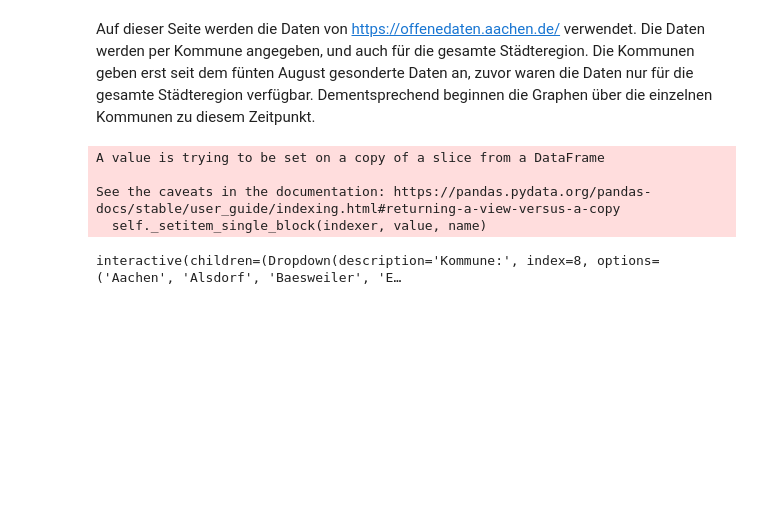
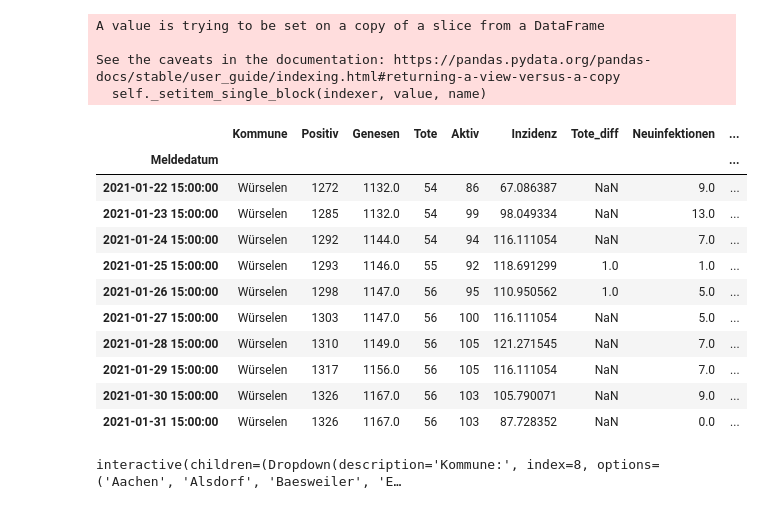
Before and after one commit to ullisteindl/Staedteregion-Aachen-Corona-Dashboard, a Jupyter notebook: Corona_Stats_Aachen.ipynb, the cells around one changed output. Drawn from its saved outputs; the diff is of its cells as text; code cells hidden in the pictures; blank space fills up the shorter version.

```diff
--- a/Corona_Stats_Aachen.ipynb
+++ b/Corona_Stats_Aachen.ipynb
@@ -16,27 +27,25 @@ import numpy as np
-# %% [markdown]
-Auf dieser Seite werden die Daten von https://offenedaten.aachen.de/ verwendet.
-Die Daten werden per Kommune angegeben, und auch für die gesamte Städteregion. Die Kommunen geben erst seit dem fünten August gesonderte Daten an, zuvor waren die Daten nur für die gesamte Städteregion verfügbar. Dementsprechend beginnen die Graphen über die einzelnen Kommunen zu diesem Zeitpunkt.
 # %%
-# Getting data, calculating, smoothing, etc
+#load, process, smoothe, calculate
 
 url = 'https://services-eu1.arcgis.com/2ypUQspLVcN0KOBE/arcgis/rest/services/CoronavirusFallzahlen_%C3%B6ffentlich/FeatureServer/1/query?where=1%3D1&outFields=Kommune,Meldedatum,Positiv,Genesen,Tote,Aktiv,Inzidenz,Creator&outSR=4326&f=json'
 data = requests.get(url).json()
 data=data["features"]
-
-data_table=pd.DataFrame.from_dict({i:z for i,x in enumerate(data) for y,z in x.items()},orient='index').drop(["Creator"],axis=1)
+w_url = "https://services-eu1.arcgis.com/2ypUQspLVcN0KOBE/arcgis/rest/services/CoronavirusFallzahlen_%C3%B6ffentlich/FeatureServer/1/query?where=Kommune%20%3D%20%27W%C3%9CRSELEN%27&outFields=Kommune,Meldedatum,Positiv,Genesen,Tote,Aktiv,Inzidenz,Creator&outSR=4326&f=json"
+w_data = requests.get(w_url).json()
+w_data=w_data["features"]
+combined = data+w_data
+data_table = pd.DataFrame.from_dict({i:z for i,x in enumerate(combined) for y,z in x.items()},orient='index').drop(["Creator"],axis=1).drop_duplicates()
 data_table["Meldedatum"] = data_table["Meldedatum"].apply(lambda d: datetime.datetime.fromtimestamp(int(d)/1000).strftime('%Y-%m-%d %H:%M:%S'))
 data_table["Meldedatum"] = pd.to_datetime(data_table["Meldedatum"])
 data_table["Tote_diff"] = data_table.groupby(['Kommune'])['Tote'].diff()
 data_table["Tote_diff"].loc[data_table['Tote_diff'] < 1 ] = np.nan
 data_table["Neuinfektionen"] = data_table.groupby(['Kommune'])["Positiv"].diff()
-
 data_table["Neuinfektionen_7dm"] = data_table["Neuinfektionen"].rolling(7).mean()
 data_table["Inzidenz_smoothed"] = gaussian_filter1d(data_table.Inzidenz,3)
 data_table["last_7"] = data_table["Neuinfektionen"].rolling(7).sum()
 data_table["last_4"] = data_table["Neuinfektionen"].rolling(4).sum()
 data_table["r4"] = data_table["last_4"]/data_table["last_4"].shift(4)
 data_table["r7"] = data_table["last_7"]/data_table["last_7"].shift(7)
-
 data_table.set_index("Meldedatum",inplace=True)
 # %% [output]
 A value is trying to be set on a copy of a slice from a DataFrame
@@ -103,0 +55,15 @@ STATISTIK_SPEC={
+# %%
+data_table[data_table.Kommune=="Würselen"].tail(10)
+# %% [output]
+|  | Kommune | Positiv | Genesen | Tote | Aktiv | Inzidenz | Tote_diff | Neuinfektionen | ... |
+| Meldedatum |  |  |  |  |  |  |  |  | ... |
+| 2021-01-22 15:00:00 | Würselen | 1272 | 1132.0 | 54 | 86 | 67.086387 | NaN | 9.0 | ... |
+| 2021-01-23 15:00:00 | Würselen | 1285 | 1132.0 | 54 | 99 | 98.049334 | NaN | 13.0 | ... |
+| 2021-01-24 15:00:00 | Würselen | 1292 | 1144.0 | 54 | 94 | 116.111054 | NaN | 7.0 | ... |
+| 2021-01-25 15:00:00 | Würselen | 1293 | 1146.0 | 55 | 92 | 118.691299 | 1.0 | 1.0 | ... |
+| 2021-01-26 15:00:00 | Würselen | 1298 | 1147.0 | 56 | 95 | 110.950562 | 1.0 | 5.0 | ... |
+| 2021-01-27 15:00:00 | Würselen | 1303 | 1147.0 | 56 | 100 | 116.111054 | NaN | 5.0 | ... |
+| 2021-01-28 15:00:00 | Würselen | 1310 | 1149.0 | 56 | 105 | 121.271545 | NaN | 7.0 | ... |
+| 2021-01-29 15:00:00 | Würselen | 1317 | 1156.0 | 56 | 105 | 116.111054 | NaN | 7.0 | ... |
+| 2021-01-30 15:00:00 | Würselen | 1326 | 1167.0 | 56 | 103 | 105.790071 | NaN | 9.0 | ... |
+| 2021-01-31 15:00:00 | Würselen | 1326 | 1167.0 | 56 | 103 | 87.728352 | NaN | 0.0 | ... |
```
Also changed, not shown: parts of 10 cells of this notebook, 1 other file.
